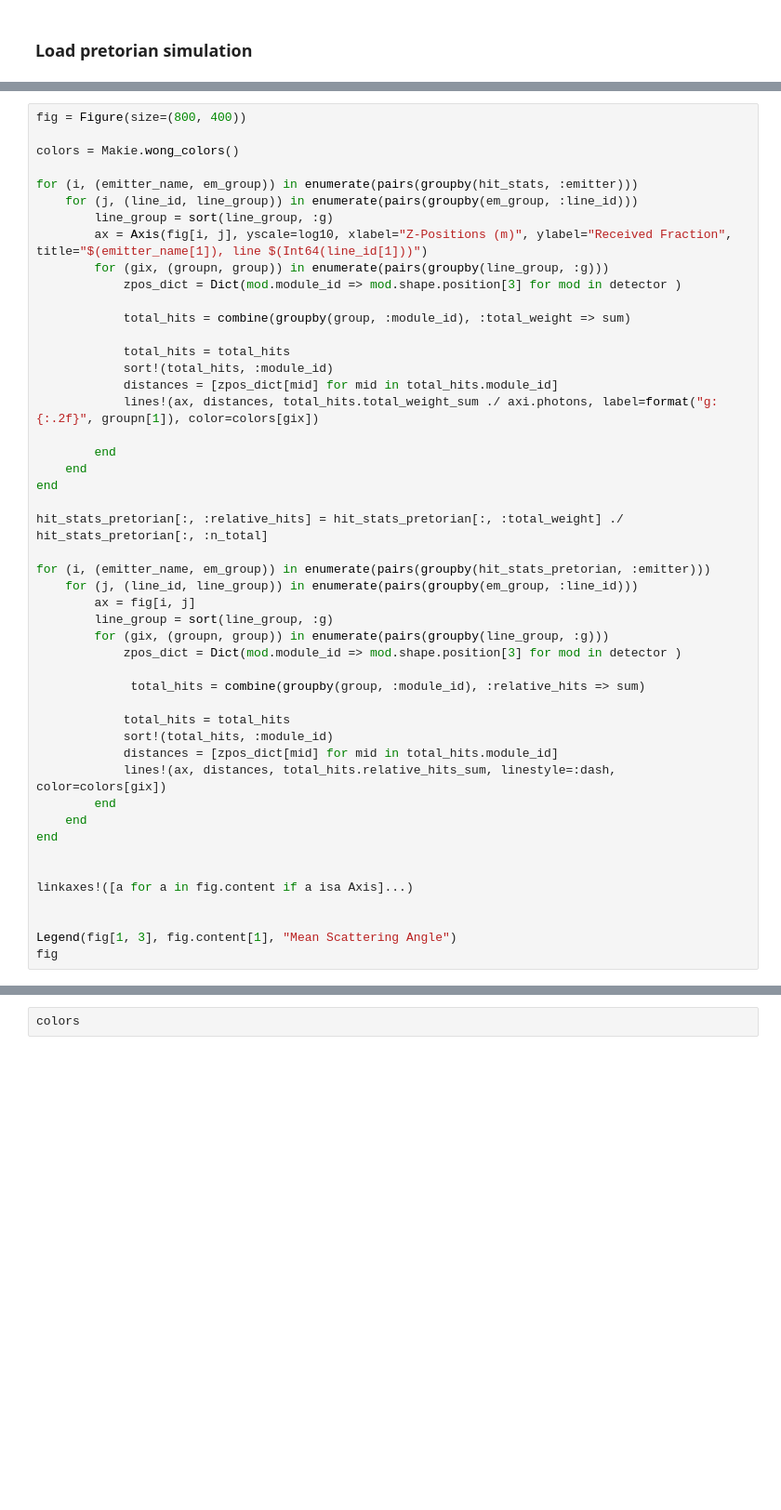
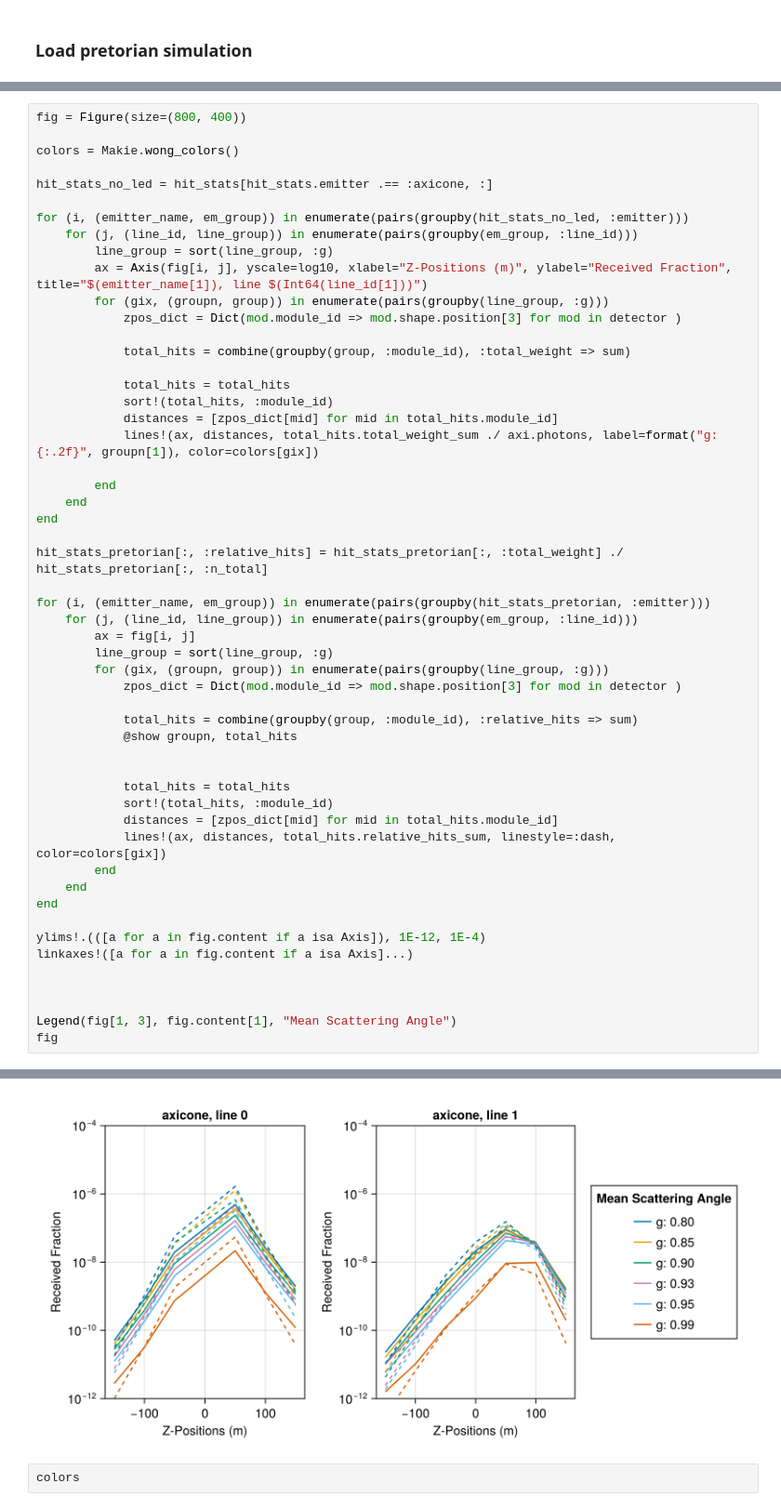
Before and after one commit to PLEnuM-group/PhotonPropagation.jl, a Jupyter notebook: examples/axicone.ipynb, the cells around one changed output, grey strips where cells are left out. Shown at 93% size. Saved outputs shown, nothing was run; the diff lists cells and outputs as text; blank space fills up the shorter version.

```diff
--- a/examples/axicone.ipynb
+++ b/examples/axicone.ipynb
@@ -216,7 +226,9 @@ fig = Figure(size=(800, 400))
 
 colors = Makie.wong_colors()
 
-for (i, (emitter_name, em_group)) in enumerate(pairs(groupby(hit_stats, :emitter)))
+hit_stats_no_led = hit_stats[hit_stats.emitter .== :axicone, :]
+
+for (i, (emitter_name, em_group)) in enumerate(pairs(groupby(hit_stats_no_led, :emitter)))
     for (j, (line_id, line_group)) in enumerate(pairs(groupby(em_group, :line_id)))
         line_group = sort(line_group, :g)
         ax = Axis(fig[i, j], yscale=log10, xlabel="Z-Positions (m)", ylabel="Received Fraction", title="$(emitter_name[1]), line $(Int64(line_id[1]))")
@@ -243,7 +255,9 @@ for (i, (emitter_name, em_group)) in enumerate(pairs(groupby(hit_stats_pretorian
         for (gix, (groupn, group)) in enumerate(pairs(groupby(line_group, :g)))
             zpos_dict = Dict(mod.module_id => mod.shape.position[3] for mod in detector )
 
-             total_hits = combine(groupby(group, :module_id), :relative_hits => sum)
+            total_hits = combine(groupby(group, :module_id), :relative_hits => sum)
+            @show groupn, total_hits
+
 
             total_hits = total_hits
             sort!(total_hits, :module_id)
@@ -253,8 +267,9 @@ for (i, (emitter_name, em_group)) in enumerate(pairs(groupby(hit_stats_pretorian
     end
 end
 
+ylims!.(([a for a in fig.content if a isa Axis]), 1E-12, 1E-4)
+linkaxes!([a for a in fig.content if a isa Axis]...)
 
-linkaxes!([a for a in fig.content if a isa Axis]...)
 
 
 Legend(fig[1, 3], fig.content[1], "Mean Scattering Angle")
@@ -264,3 +295,4 @@ UndefVarError: UndefVarError: `hit_stats` not defined
+[figure, added]
 # %%
 colors
 # %% [output]
```
Also changed, not shown: parts of 8 cells of this notebook.
